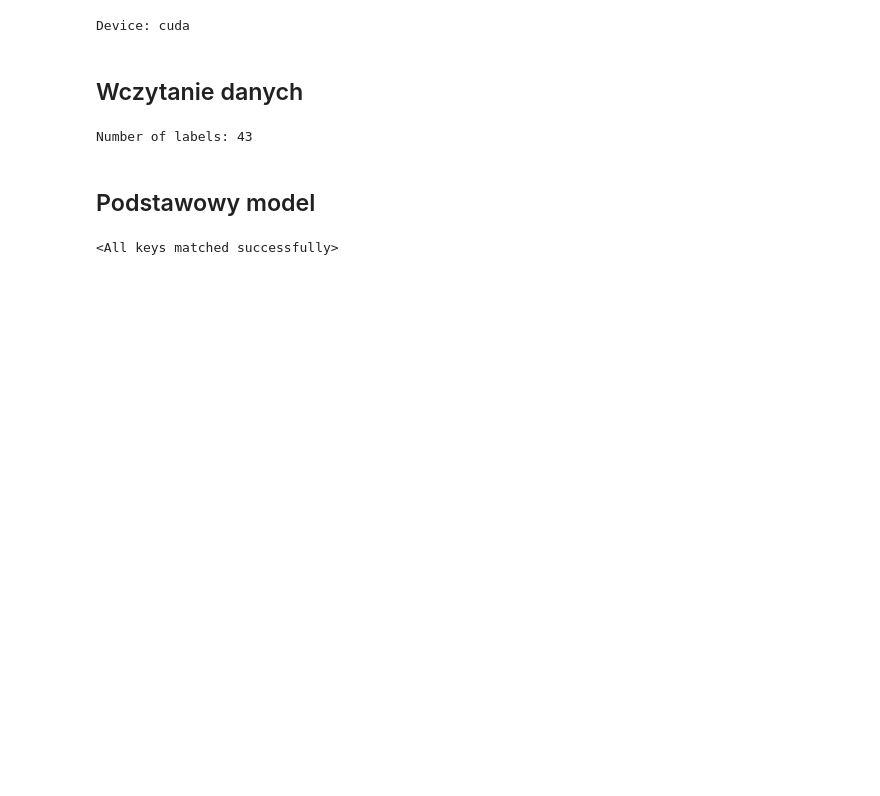
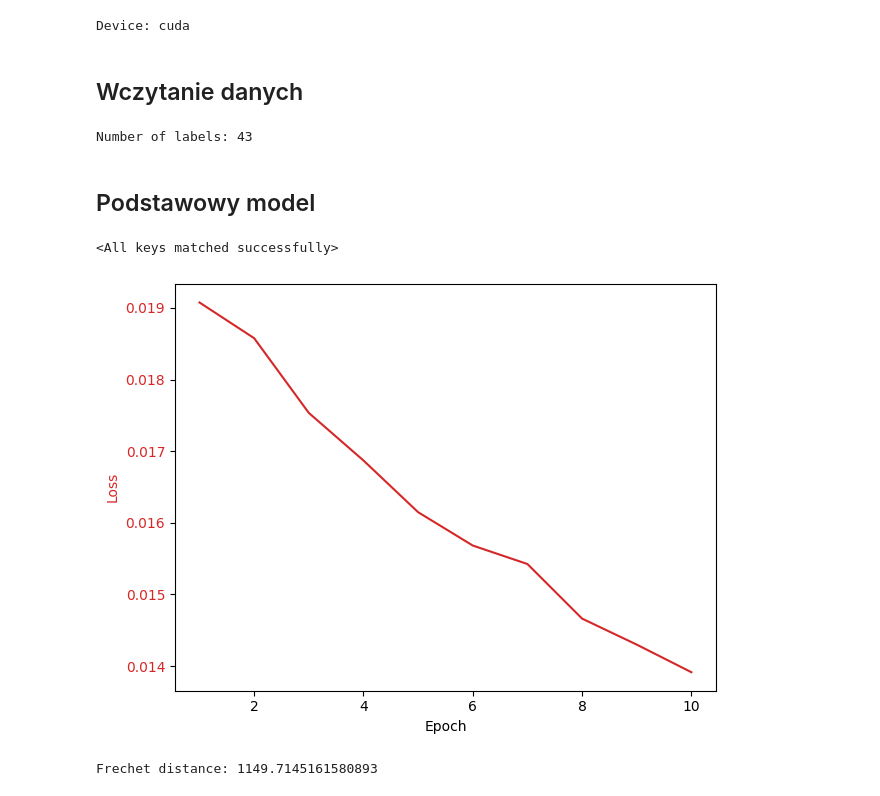
Before and after one commit to BrunoSienkiewicz/Neural-networks, a Jupyter notebook: miniprojekt_4/unet.ipynb, the cells around one changed output. Cells and saved outputs as stored; diff of their text form; code cells hidden in the pictures; blank space fills up the shorter version.

```diff
--- a/miniprojekt_4/unet.ipynb
+++ b/miniprojekt_4/unet.ipynb
@@ -40,28 +41,35 @@ train_loader = torch.utils.data.DataLoader(train, batch_size=4, shuffle=True, nu
 val_loader = torch.utils.data.DataLoader(val, batch_size=4, shuffle=True, num_workers=4)
 # %% [markdown]
 ## Podstawowy model
-# %%
-def evaluate_unet(eval, model, orig_data, device, n_gen=100, n_steps=40):
-    with torch.no_grad():
-        fixed_noise = torch.randn(n_gen, 3, 32, 32).to(device)
-        tmp = model(fixed_noise)
-        for _ in range(n_steps):
-            generations = model(tmp)
-            tmp = generations
-        dist_orig_data = eval.get_features(orig_data.to(device)).cpu()
-        dist_gen = eval.get_features(generations.to(device)).cpu()
-        return calculate_frechet_distance(dist_orig_data.numpy(), dist_gen.numpy())
-
-image_dim = 3*32*32
-evaluator = Evaluator(image_dim, 256, n_classes=len(labels)).to(device)
-evaluator.load_state_dict(torch.load("evaluator.pth"))
-# %% [output]
-<All keys matched successfully>
+# %%
+image_dim = 3*32*32
+evaluator = Evaluator(image_dim, 256, n_classes=len(labels)).to(device)
+evaluator.load_state_dict(torch.load("evaluator.pth"))
+# %% [output]
+<All keys matched successfully>
 # %%
 net = BasicUNet(in_channels=3, out_channels=3).to(device)
 loss_fn = nn.MSELoss()
-opt = torch.optim.Adam(net.parameters(), lr=1e-3)
+opt = torch.optim.Adam(net.parameters(), lr=0.001)
+# %%
+loss_hist = train_unet(net, train_loader, opt, loss_fn, epochs=10)
+# %%
+fig, ax1 = plt.subplots()
+iters = np.arange(1, 11)
+color = 'tab:red'
+ax1.set_xlabel('Epoch')
+ax1.set_ylabel('Loss', color=color)
+ax1.plot(iters, loss_hist, color=color)
+ax1.tick_params(axis='y', labelcolor=color)
+
+fig.tight_layout()
+plt.show()
+# %% [output]
+[figure, added]
 # %%
 val_loader = torch.utils.data.DataLoader(val, batch_size=len(val), shuffle=True, num_workers=4)
 val_set = next(iter(val_loader))
-loss_hist, val_eval_hist = train_unet(net, train_loader, val_set[0], opt, loss_fn, evaluate_unet, evaluator)
+ferchet_distance = evaluate_unet(evaluator, net, val_set[0], device)
+print("Frechet distance:", ferchet_distance)
+# %% [output]
+Frechet distance: 1149.7145161580893
```
Also changed, not shown: parts of 31 cells of this notebook, 44 other files.
